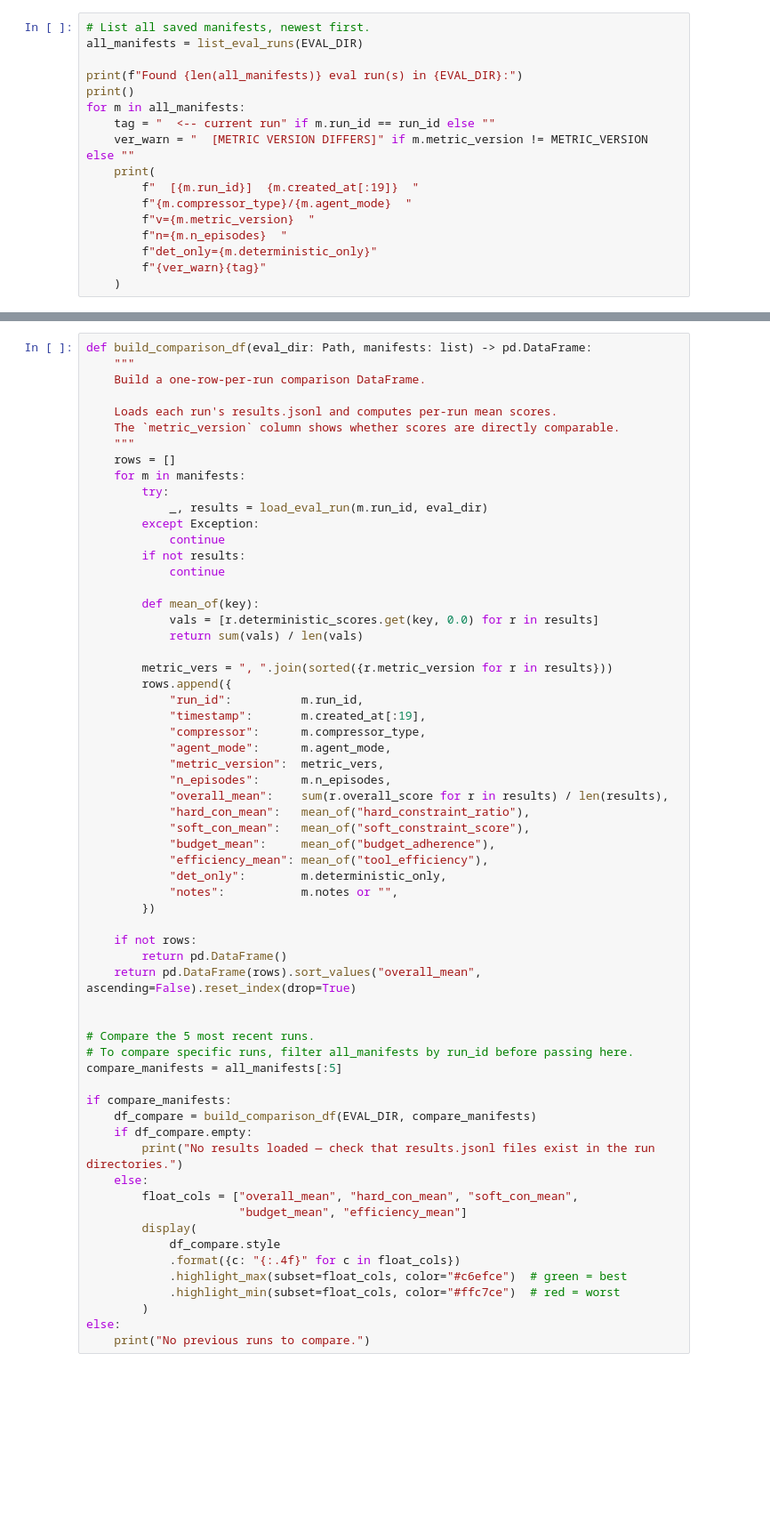
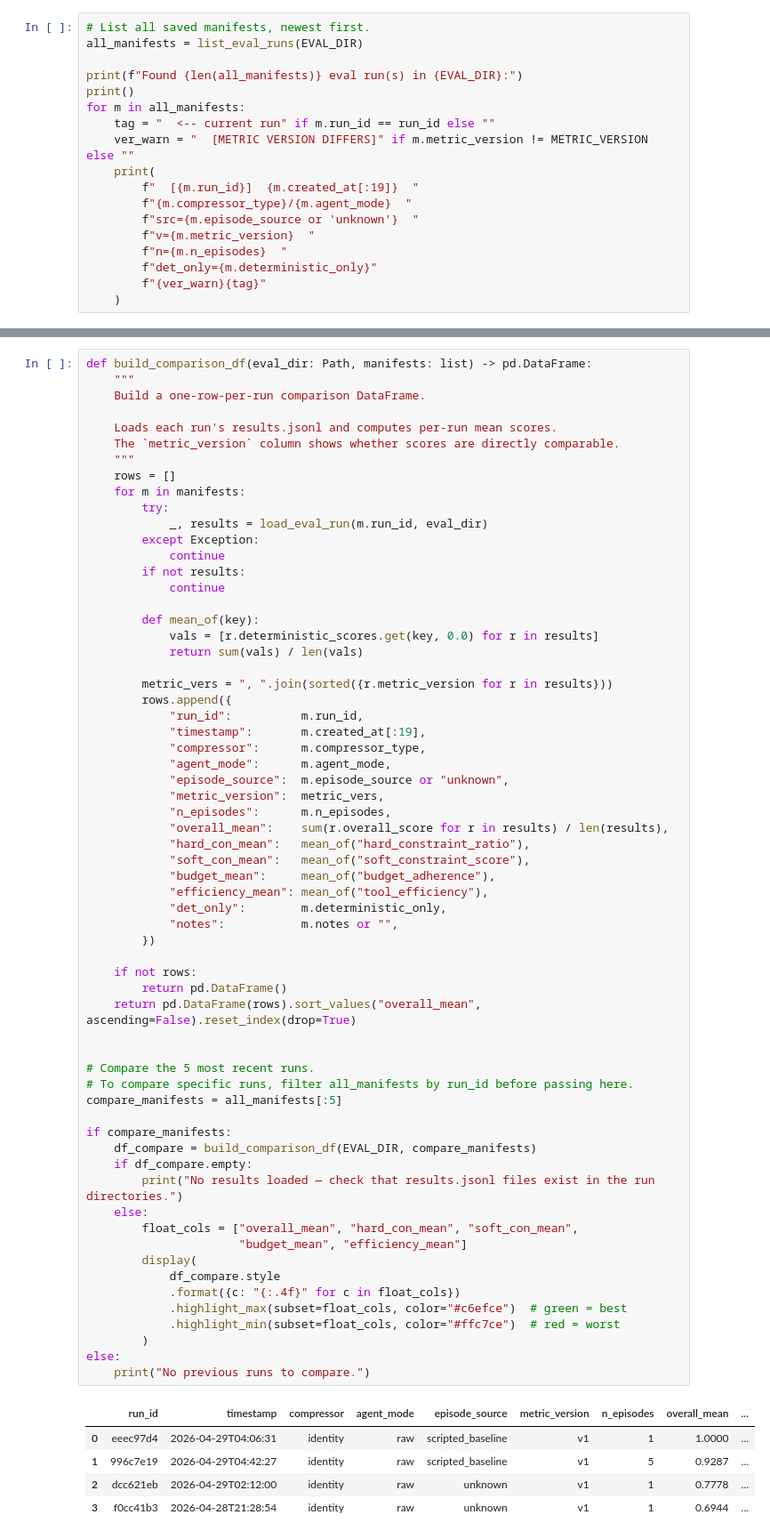
Before and after one commit to jiayi-ong/optimized-llm-planning-memory, a Jupyter notebook: notebooks/06_evaluation.ipynb, the cells around one changed output, grey strips where cells are left out. Shown at 89% size. Cells and saved outputs as stored; diff of their text form; blank space fills up the shorter version.

```diff
--- a/notebooks/06_evaluation.ipynb
+++ b/notebooks/06_evaluation.ipynb
@@ -715,6 +1018,7 @@ for m in all_manifests:
     print(
         f"  [{m.run_id}]  {m.created_at[:19]}  "
         f"{m.compressor_type}/{m.agent_mode}  "
+        f"src={m.episode_source or 'unknown'}  "
         f"v={m.metric_version}  "
         f"n={m.n_episodes}  "
         f"det_only={m.deterministic_only}"
@@ -747,6 +1058,7 @@ def build_comparison_df(eval_dir: Path, manifests: list) -> pd.DataFrame:
             "timestamp":       m.created_at[:19],
             "compressor":      m.compressor_type,
             "agent_mode":      m.agent_mode,
+            "episode_source":  m.episode_source or "unknown",
             "metric_version":  metric_vers,
             "n_episodes":      m.n_episodes,
             "overall_mean":    sum(r.overall_score for r in results) / len(results),
@@ -755,33 +1067,39 @@ def build_comparison_df(eval_dir: Path, manifests: list) -> pd.DataFrame:
             "budget_mean":     mean_of("budget_adherence"),
             "efficiency_mean": mean_of("tool_efficiency"),
             "det_only":        m.deterministic_only,
             "notes":           m.notes or "",
         })
 
     if not rows:
         return pd.DataFrame()
     return pd.DataFrame(rows).sort_values("overall_mean", ascending=False).reset_index(drop=True)
 
 
 # Compare the 5 most recent runs.
 # To compare specific runs, filter all_manifests by run_id before passing here.
 compare_manifests = all_manifests[:5]
 
 if compare_manifests:
     df_compare = build_comparison_df(EVAL_DIR, compare_manifests)
     if df_compare.empty:
         print("No results loaded — check that results.jsonl files exist in the run directories.")
     else:
         float_cols = ["overall_mean", "hard_con_mean", "soft_con_mean",
                       "budget_mean", "efficiency_mean"]
         display(
             df_compare.style
             .format({c: "{:.4f}" for c in float_cols})
             .highlight_max(subset=float_cols, color="#c6efce")  # green = best
             .highlight_min(subset=float_cols, color="#ffc7ce")  # red = worst
         )
 else:
     print("No previous runs to compare.")
+# %% [output]
+|  | run_id | timestamp | compressor | agent_mode | episode_source | metric_version | n_episodes | overall_mean | ... |
+| 0 | eeec97d4 | 2026-04-29T04:06:31 | identity | raw | scripted_baseline | v1 | 1 | 1.0000 | ... |
+| 1 | 996c7e19 | 2026-04-29T04:42:27 | identity | raw | scripted_baseline | v1 | 5 | 0.9287 | ... |
+| 2 | dcc621eb | 2026-04-29T02:12:00 | identity | raw | unknown | v1 | 1 | 0.7778 | ... |
+| 3 | f0cc41b3 | 2026-04-28T21:28:54 | identity | raw | unknown | v1 | 1 | 0.6944 | ... |
 # %%
 # Regression detection: compare the current run against the most recent previous run
 # with the same compressor_type and agent_mode.
```
Also changed, not shown: parts of 20 cells of this notebook, 9 other files.
